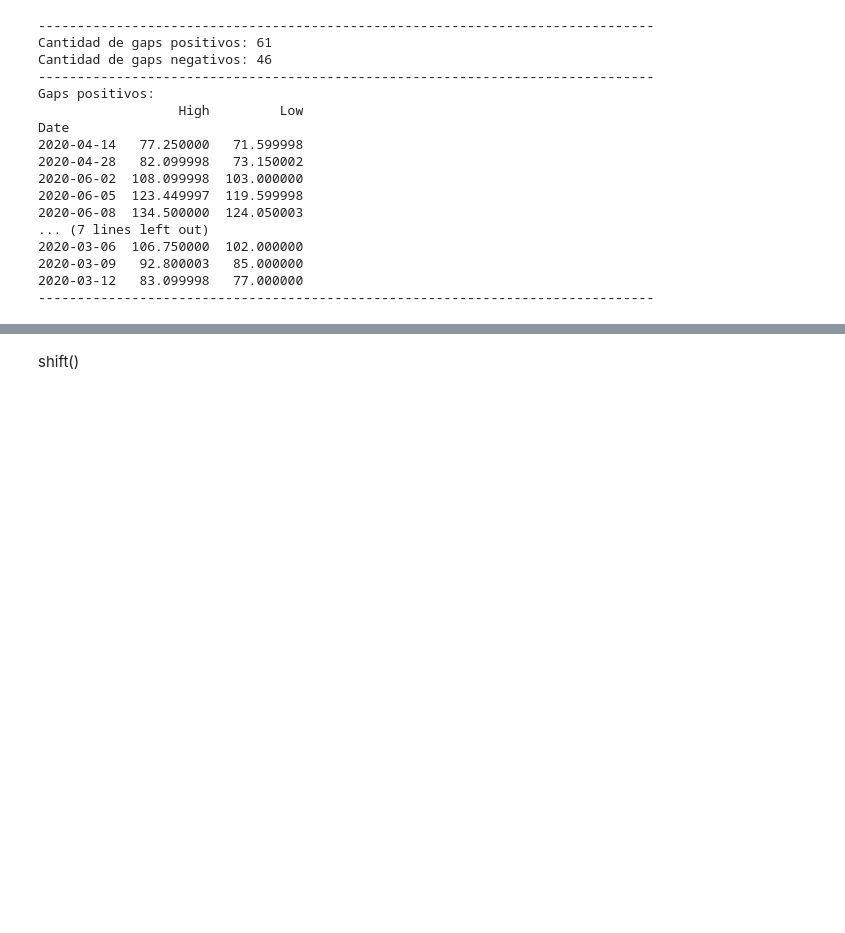
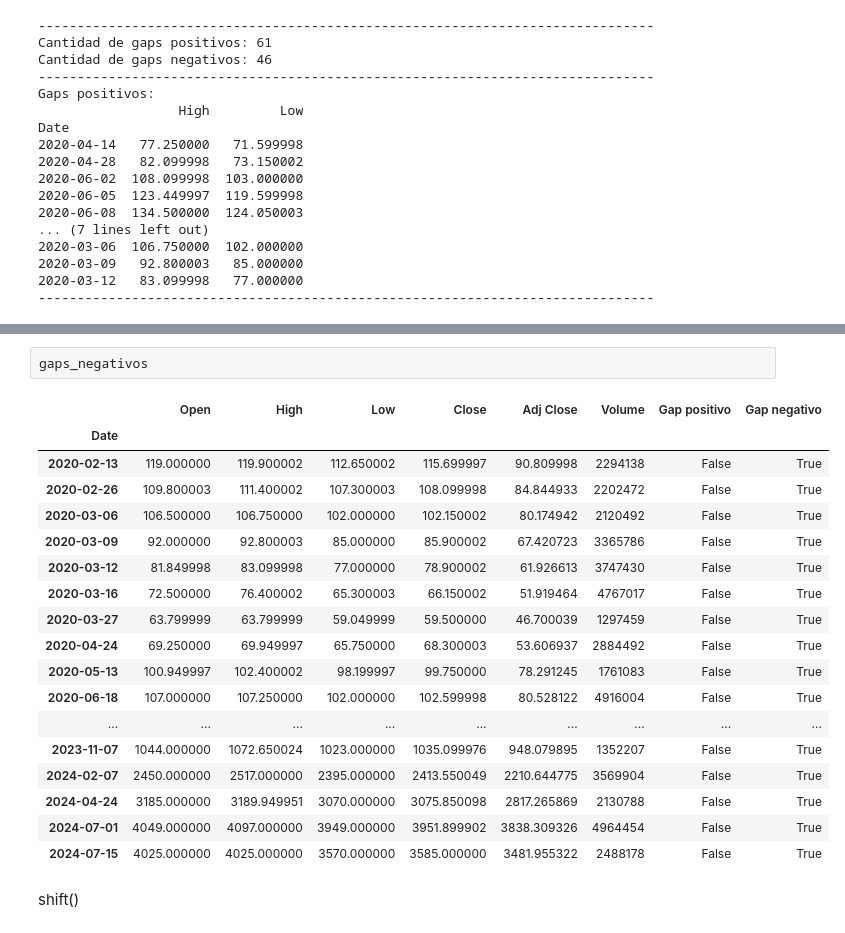
Before and after one commit to SantiData87/yFinance, a Jupyter notebook: Gaps_Velas_Chinas.ipynb, the cells around one changed output, grey strips where cells are left out. Drawn from its saved outputs; the diff is of its cells as text; blank space fills up the shorter version.

```diff
--- a/Gaps_Velas_Chinas.ipynb
+++ b/Gaps_Velas_Chinas.ipynb
@@ -63,3 +80,24 @@ Date
+# %%
+gaps_negativos
+# %% [output]
+|  | Open | High | Low | Close | Adj Close | Volume | Gap positivo | Gap negativo |
+| Date |  |  |  |  |  |  |  |  |
+| 2020-02-13 | 119.000000 | 119.900002 | 112.650002 | 115.699997 | 90.809998 | 2294138 | False | True |
+| 2020-02-26 | 109.800003 | 111.400002 | 107.300003 | 108.099998 | 84.844933 | 2202472 | False | True |
+| 2020-03-06 | 106.500000 | 106.750000 | 102.000000 | 102.150002 | 80.174942 | 2120492 | False | True |
+| 2020-03-09 | 92.000000 | 92.800003 | 85.000000 | 85.900002 | 67.420723 | 3365786 | False | True |
+| 2020-03-12 | 81.849998 | 83.099998 | 77.000000 | 78.900002 | 61.926613 | 3747430 | False | True |
+| 2020-03-16 | 72.500000 | 76.400002 | 65.300003 | 66.150002 | 51.919464 | 4767017 | False | True |
+| 2020-03-27 | 63.799999 | 63.799999 | 59.049999 | 59.500000 | 46.700039 | 1297459 | False | True |
+| 2020-04-24 | 69.250000 | 69.949997 | 65.750000 | 68.300003 | 53.606937 | 2884492 | False | True |
+| 2020-05-13 | 100.949997 | 102.400002 | 98.199997 | 99.750000 | 78.291245 | 1761083 | False | True |
+| 2020-06-18 | 107.000000 | 107.250000 | 102.000000 | 102.599998 | 80.528122 | 4916004 | False | True |
+| ... | ... | ... | ... | ... | ... | ... | ... | ... |
+| 2023-11-07 | 1044.000000 | 1072.650024 | 1023.000000 | 1035.099976 | 948.079895 | 1352207 | False | True |
+| 2024-02-07 | 2450.000000 | 2517.000000 | 2395.000000 | 2413.550049 | 2210.644775 | 3569904 | False | True |
+| 2024-04-24 | 3185.000000 | 3189.949951 | 3070.000000 | 3075.850098 | 2817.265869 | 2130788 | False | True |
+| 2024-07-01 | 4049.000000 | 4097.000000 | 3949.000000 | 3951.899902 | 3838.309326 | 4964454 | False | True |
+| 2024-07-15 | 4025.000000 | 4025.000000 | 3570.000000 | 3585.000000 | 3481.955322 | 2488178 | False | True |
 # %% [markdown]
 shift()
 # %%
```
Also changed, not shown: parts of 2 cells of this notebook.
